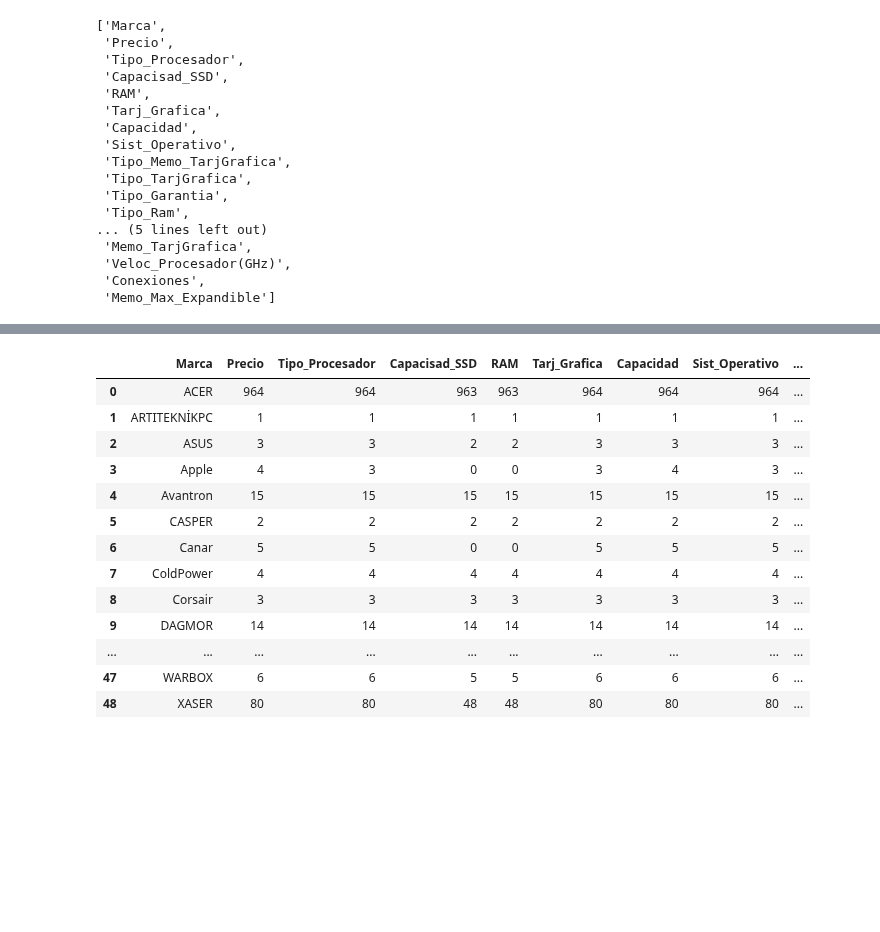
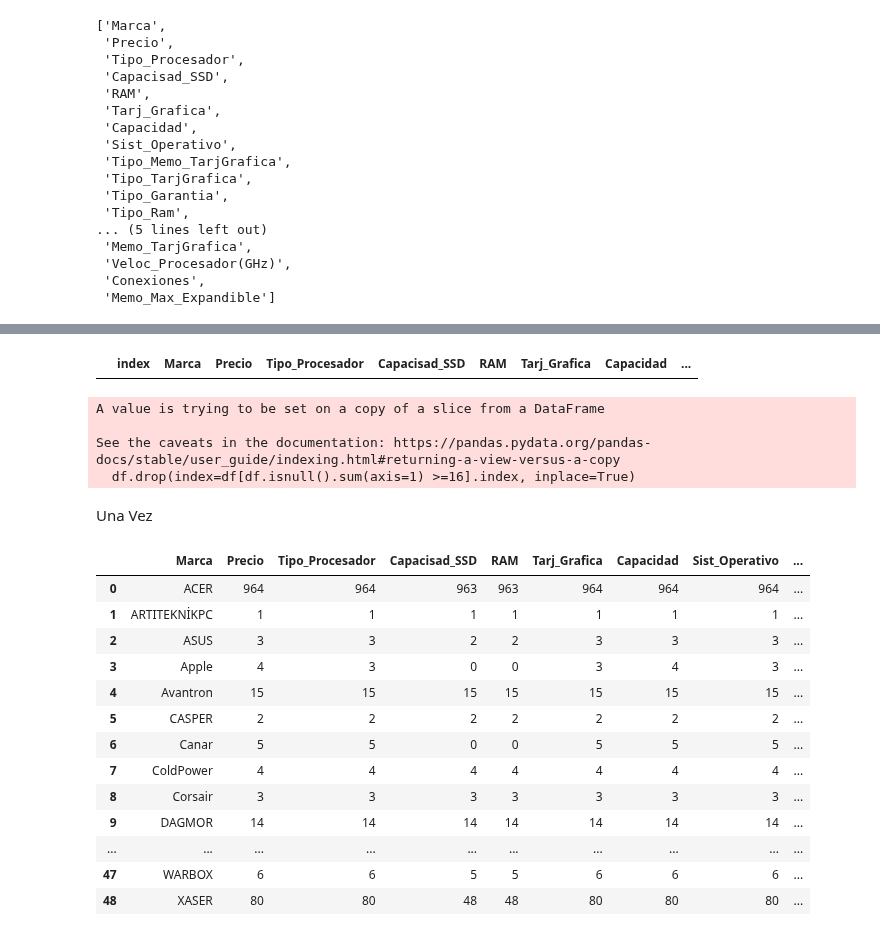
Before and after one commit to Jorge-Alvarez-23/Data-Science-II_Coder, a Jupyter notebook: PROYECTO.ipynb, the cells around one changed output, grey strips where cells are left out. Cells and saved outputs as stored; diff of their text form; code cells hidden in the pictures; blank space fills up the shorter version.

```diff
--- a/PROYECTO.ipynb
+++ b/PROYECTO.ipynb
@@ -351 +369,17 @@ plt.show()
+# %%
+# Muestra los registros que tienen  17 o mas campos con valores nulos
+df[df.isnull().sum(axis=1) >=16].reset_index()
+# %% [output]
+|  | index | Marca | Precio | Tipo_Procesador | Capacisad_SSD | RAM | Tarj_Grafica | Capacidad | ... |
+# %%
+# Se procede a eliminar los registros con un alto indice de valores nulos en sus columnas (condicion de eliminacion 16 o mas columnas vacias)
+
+df.drop(index=df[df.isnull().sum(axis=1) >=16].index, inplace=True)
+# %% [output]
+A value is trying to be set on a copy of a slice from a DataFrame
+
+See the caveats in the documentation: https://pandas.pydata.org/pandas-docs/stable/user_guide/indexing.html#returning-a-view-versus-a-copy
+  df.drop(index=df[df.isnull().sum(axis=1) >=16].index, inplace=True)
+# %% [markdown]
+Una Vez
 # %%
```
Also changed, not shown: parts of 7 cells of this notebook.
